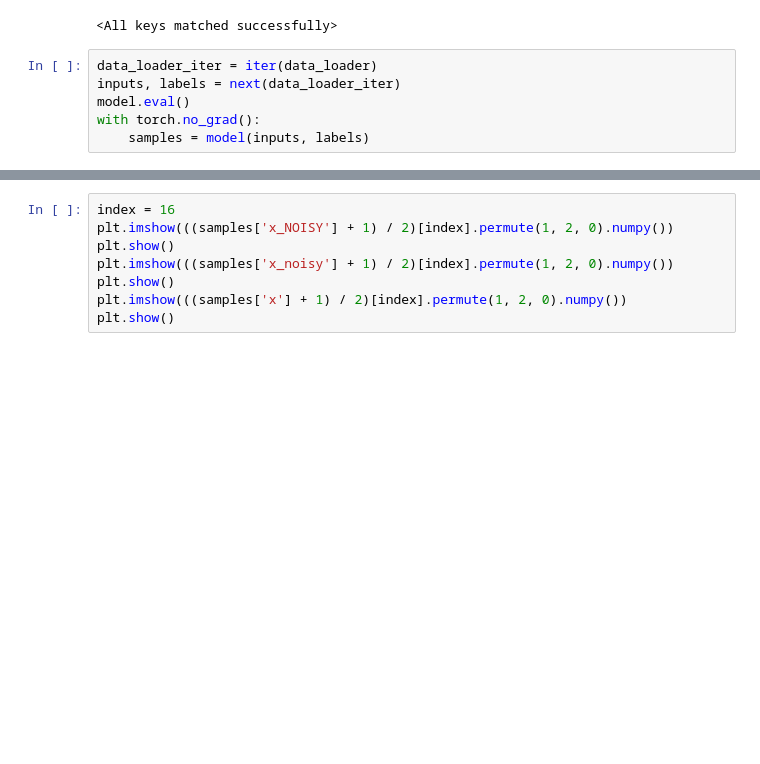
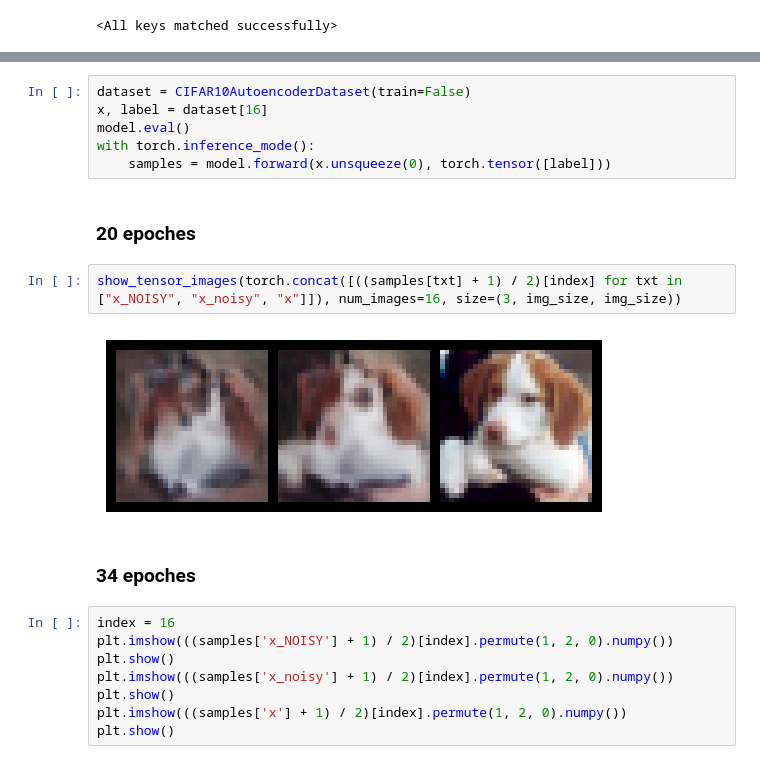
Before and after one commit to DanJbk/spherical_encoder, a Jupyter notebook: eval.ipynb, the cells around one changed output, grey strips where cells are left out. Drawn from its saved outputs; the diff is of its cells as text; blank space fills up the shorter version.

```diff
--- a/eval.ipynb
+++ b/eval.ipynb
@@ -51,9 +42,3 @@ checkpoint = torch.load("/home/daniel/home/sph_encoder/runs8/cifar10_test/interr
 model.load_state_dict(checkpoint['model_state'])
 # %% [output]
 <All keys matched successfully>
-# %%
-data_loader_iter = iter(data_loader)
-inputs, labels = next(data_loader_iter)
-model.eval()
-with torch.no_grad():
-    samples = model(inputs, labels)
@@ -122,3 +89,17 @@ IndexError: too many indices for tensor of dimension 4
+# %%
+dataset = CIFAR10AutoencoderDataset(train=False)
+x, label = dataset[16]
+model.eval()
+with torch.inference_mode():
+    samples = model.forward(x.unsqueeze(0), torch.tensor([label]))
+# %% [markdown]
+### 20 epoches
+# %%
+show_tensor_images(torch.concat([((samples[txt] + 1) / 2)[index] for txt in ["x_NOISY", "x_noisy", "x"]]), num_images=16, size=(3, img_size, img_size))
+# %% [output]
+[figure, added]
+# %% [markdown]
+### 34 epoches
 # %%
 index = 16
 plt.imshow(((samples['x_NOISY'] + 1) / 2)[index].permute(1, 2, 0).numpy())
```
Also changed, not shown: parts of 13 cells of this notebook, 6 other files.
